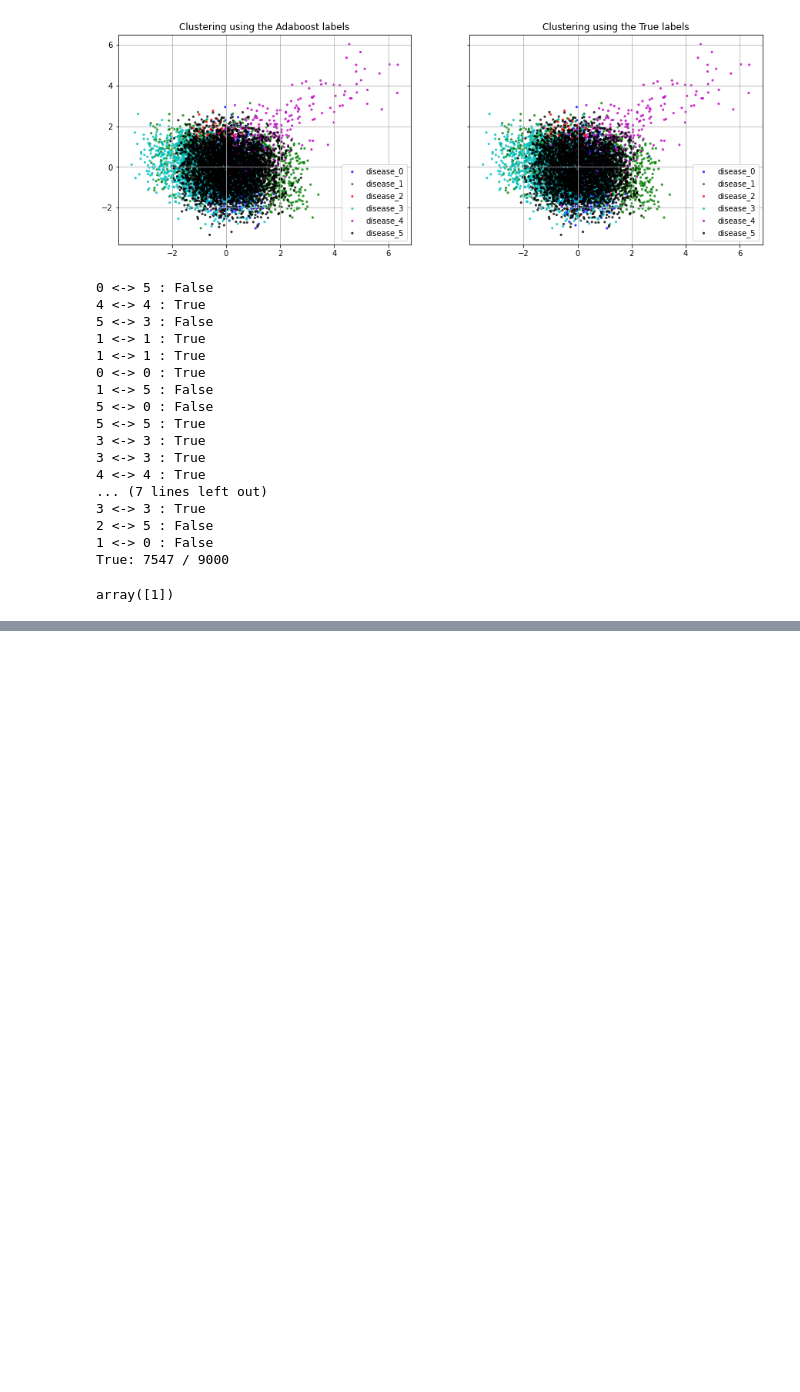
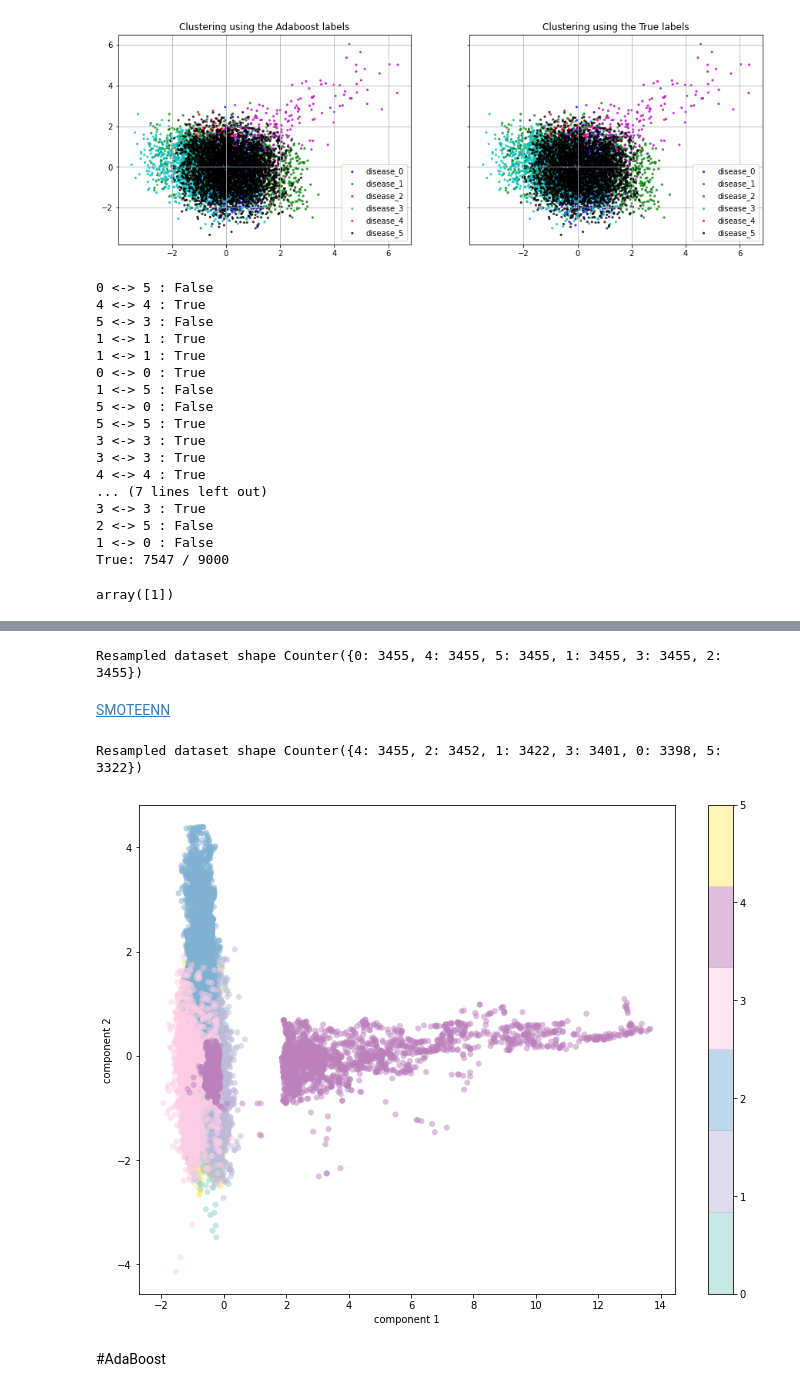
Before and after one commit to aka-sova/236756_Introduction_to_ML, a Jupyter notebook: hw5/wet_alex/clusters_analysis.ipynb, the cells around one changed output, grey strips where cells are left out. Saved outputs shown, nothing was run; the diff lists cells and outputs as text; code cells hidden in the pictures; blank space fills up the shorter version.

```diff
--- a/hw5/wet_alex/clusters_analysis.ipynb
+++ b/hw5/wet_alex/clusters_analysis.ipynb
@@ -551,0 +575,18 @@ array([1])
+# %%
+print('Resampled dataset shape %s' % Counter(y_res))
+# %% [output]
+Resampled dataset shape Counter({0: 3455, 4: 3455, 5: 3455, 1: 3455, 3: 3455, 2: 3455})
+# %% [markdown]
+[SMOTEENN](https://imbalanced-learn.org/stable/generated/imblearn.combine.SMOTEENN.html#imblearn.combine.SMOTEENN)
+# %%
+from imblearn.combine import SMOTETomek
+from collections import Counter
+
+
+sm = SMOTETomek(random_state=42)
+
+X_res, y_res = sm.fit_resample(X, labels_true)
+# %%
+print('Resampled dataset shape %s' % Counter(y_res))
+# %% [output]
+Resampled dataset shape Counter({4: 3455, 2: 3452, 1: 3422, 3: 3401, 0: 3398, 5: 3322})
@@ -551,0 +597,24 @@ array([1])
+# %%
+import numpy as np
+import matplotlib.pyplot as plt
+
+from sklearn import decomposition
+
+np.random.seed(5)
+
+fig = plt.figure(1, figsize=(12, 9))
+
+y = y_res #labels
+
+pca = decomposition.PCA(n_components=2)
+X_2 = pca.fit_transform(X_res)
+plt.scatter(X_2[:, 0], X_2[:, 1],
+            c=y, edgecolor='none', alpha=0.5,
+            cmap=plt.cm.get_cmap('Set3', 6))
+plt.xlabel('component 1')
+plt.ylabel('component 2')
+plt.colorbar();
+# %% [output]
+[figure, added]
+# %% [markdown]
+#AdaBoost
```
Also changed, not shown: parts of 26 cells of this notebook.
